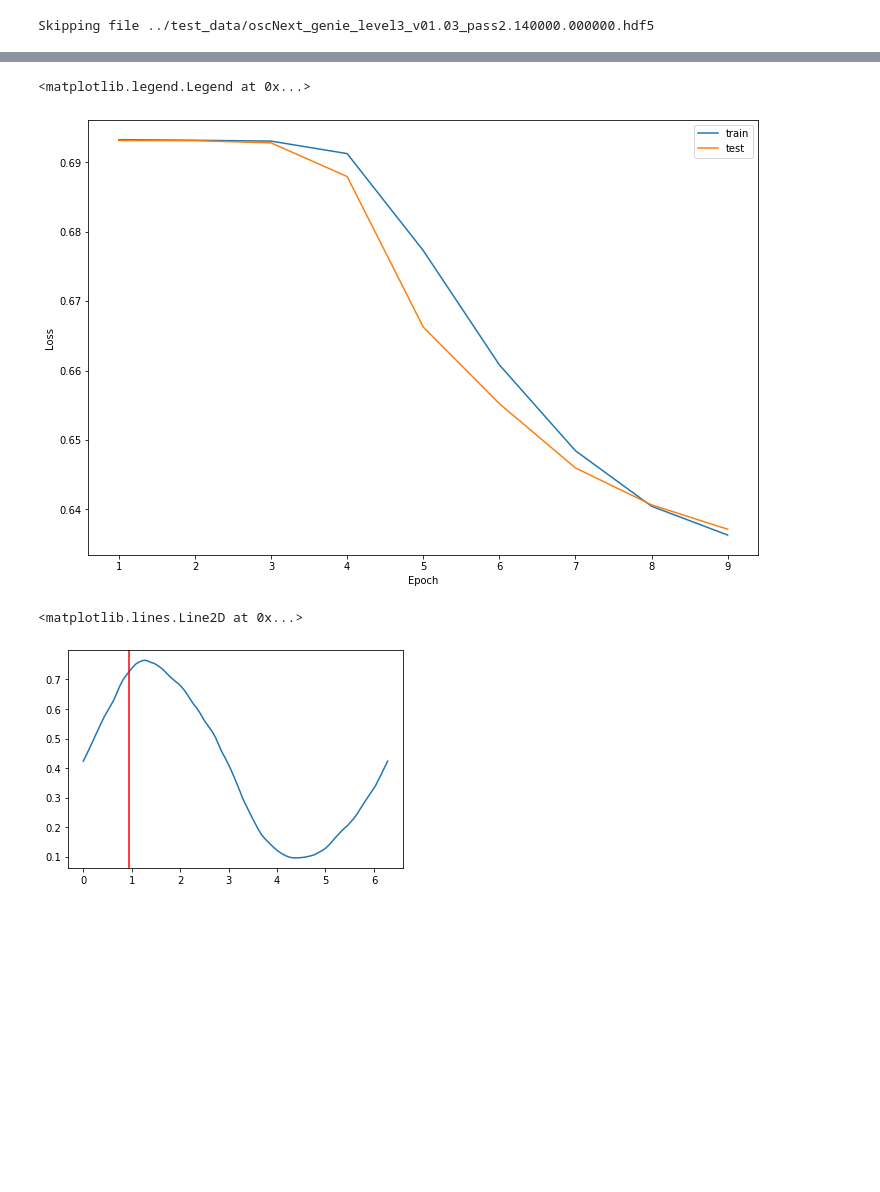
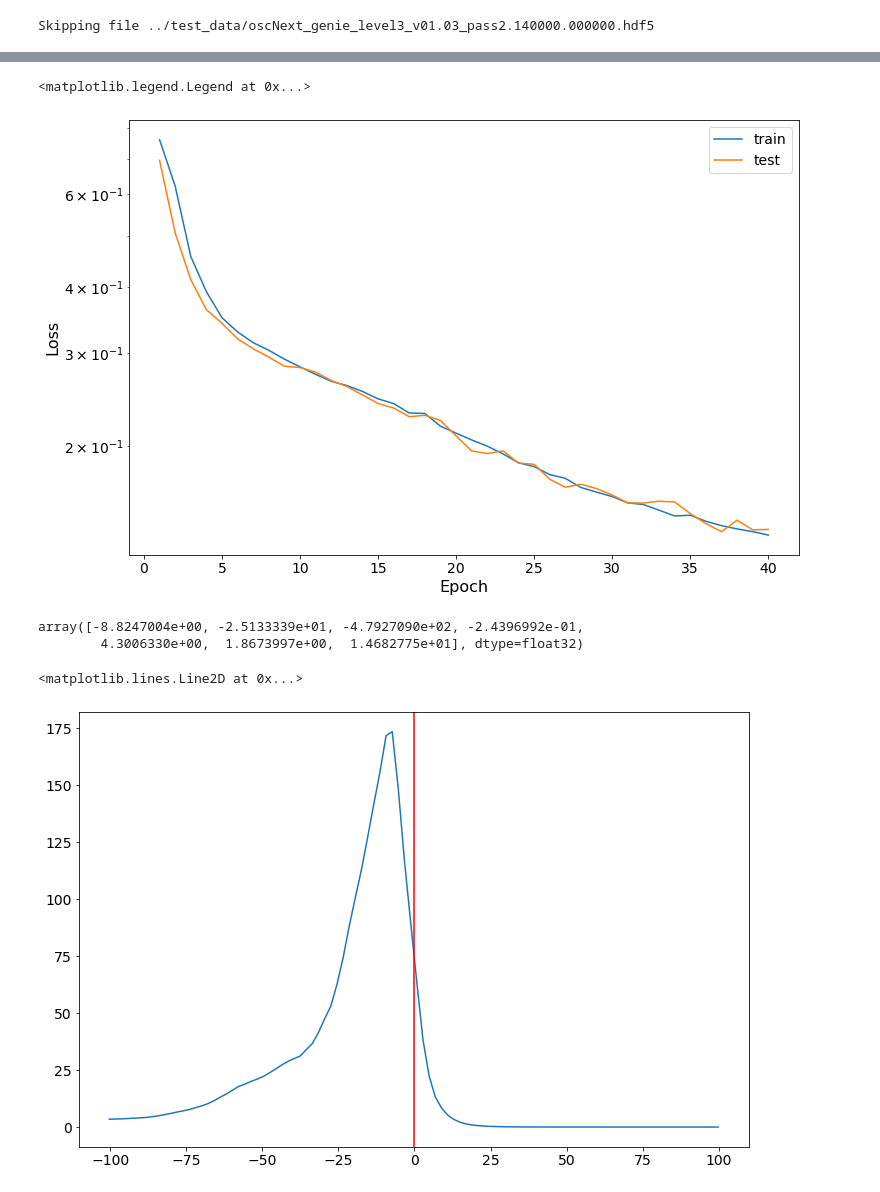
Before and after one commit to philippeller/IceNet, a Jupyter notebook: IceNet_llh_free.ipynb, the cells around one changed output, grey strips where cells are left out. Cells and saved outputs as stored; diff of their text form; code cells hidden in the pictures; blank space fills up the shorter version.

```diff
--- a/IceNet_llh_free.ipynb
+++ b/IceNet_llh_free.ipynb
@@ -178,7 +192,7 @@ p_activation = 'relu'
 
 inputs_params = tf.keras.Input(shape=(N_labels,))
 
-y = trafo(3)(inputs_params)
+y = trafo(len(labels)+1)(inputs_params)
 
 y = tf.keras.layers.Dense(32, activation=p_activation)(y)
 #y = tf.keras.layers.Dense(128, activation=p_activation)(y)
@@ -252,10 +266,10 @@ outputs_train = np.concatenate([np.ones(X_data_train.shape[0]), np.zeros(X_data_
 inputs_test = [np.vstack([X_data_test, X_data_test]),  np.vstack([X_params_test, np.random.permutation(X_params_test)])]
 outputs_test = np.concatenate([np.ones(X_data_test.shape[0]), np.zeros(X_data_test.shape[0])])
 # %%
-for i in range(3):
+for i in range(10):
     # re-shuffle
-    inputs_train[1] = np.vstack([X_params_train, np.random.permutation(X_params_train)])
-    inputs_test[1] = np.vstack([X_params_test, np.random.permutation(X_params_test)])
+    inputs_train[1] = np.vstack([X_params_train, np.random.permutation(X_params_train)])#np.vstack([X_params_train, np.stack([np.random.permutation(X_params_train[:,0]), np.random.permutation(X_params_train[:,1])], axis=1)])
+    inputs_test[1] = np.vstack([X_params_test, np.random.permutation(X_params_test)])#np.vstack([X_params_test, np.stack([np.random.permutation(X_params_test[:,0]), np.random.permutation(X_params_test[:,1])], axis=1)])
 
     # sample from flat
 #     rand_train_params = np.random.uniform(size=X_params_train.size).reshape(X_params_train.shape)
@@ -301,10 +323,10 @@ fig, ax = plt.subplots(1, 1, figsize=(12,8))
 x = np.arange(1, len(loss_history)+1)
 ax.plot(x, np.concatenate(loss_history), label='train')
 ax.plot(x, np.concatenate(val_loss_history), label='test')
-#ax.set_yscale('log')
+ax.set_yscale('log')
 ax.set_xlabel('Epoch')
 ax.set_ylabel('Loss')
 ax.legend()
 # %% [output]
 <matplotlib.legend.Legend at 0x...>
-[figure, old version]
+[figure, new version]
@@ -316,15 +333,36 @@ true_y = X_params_test[event_idx, 1]
+# %%
+event_idx = 3
+
+true_params = X_params_test[event_idx]
+# %%
+true_params
+# %% [output]
+array([-8.8247004e+00, -2.5133339e+01, -4.7927090e+02, -2.4396992e-01,
+        4.3006330e+00,  1.8673997e+00,  1.4682775e+01], dtype=float32)
 # %%
-xs = np.linspace(0, 2*np.pi, 100)
-#xs = np.linspace(true_x-100, true_x+100, 100)
-ys = np.repeat(true_y, xs.shape[0])
+plot_dim = 'time'
+plot_idx = labels.index(plot_dim)
 
-params = np.stack([xs, ys]).T
+true_p = true_params[plot_idx]
+
+#xs = np.linspace(0, 2*np.pi, 100)
+xs = np.linspace(true_p-100, true_p+100, 100)
+
+params = np.repeat(true_params, xs.shape[0]).reshape(-1, xs.shape[0]).T
+
+params[:, plot_idx] = xs
+
+#ys = np.repeat(true_y, xs.shape[0])
+
+#params = np.stack([xs, ys]).T
 data = np.rollaxis(np.repeat(X_data_test[event_idx], params.shape[0]).reshape((X_data_test[event_idx].shape[0], X_data_test[event_idx].shape[1], params.shape[0])),2)
 
 likelihood = model.predict([data, params], batch_size=512)
+
+likelihood /= 1 - likelihood
 # %%
 plt.plot(xs, likelihood)
-plt.axvline(true_x, c='r')
+plt.axvline(true_p, c='r')
 # %% [output]
 <matplotlib.lines.Line2D at 0x...>
-[figure, old version]
+[figure, new version]
```
Also changed, not shown: parts of 15 cells of this notebook.
